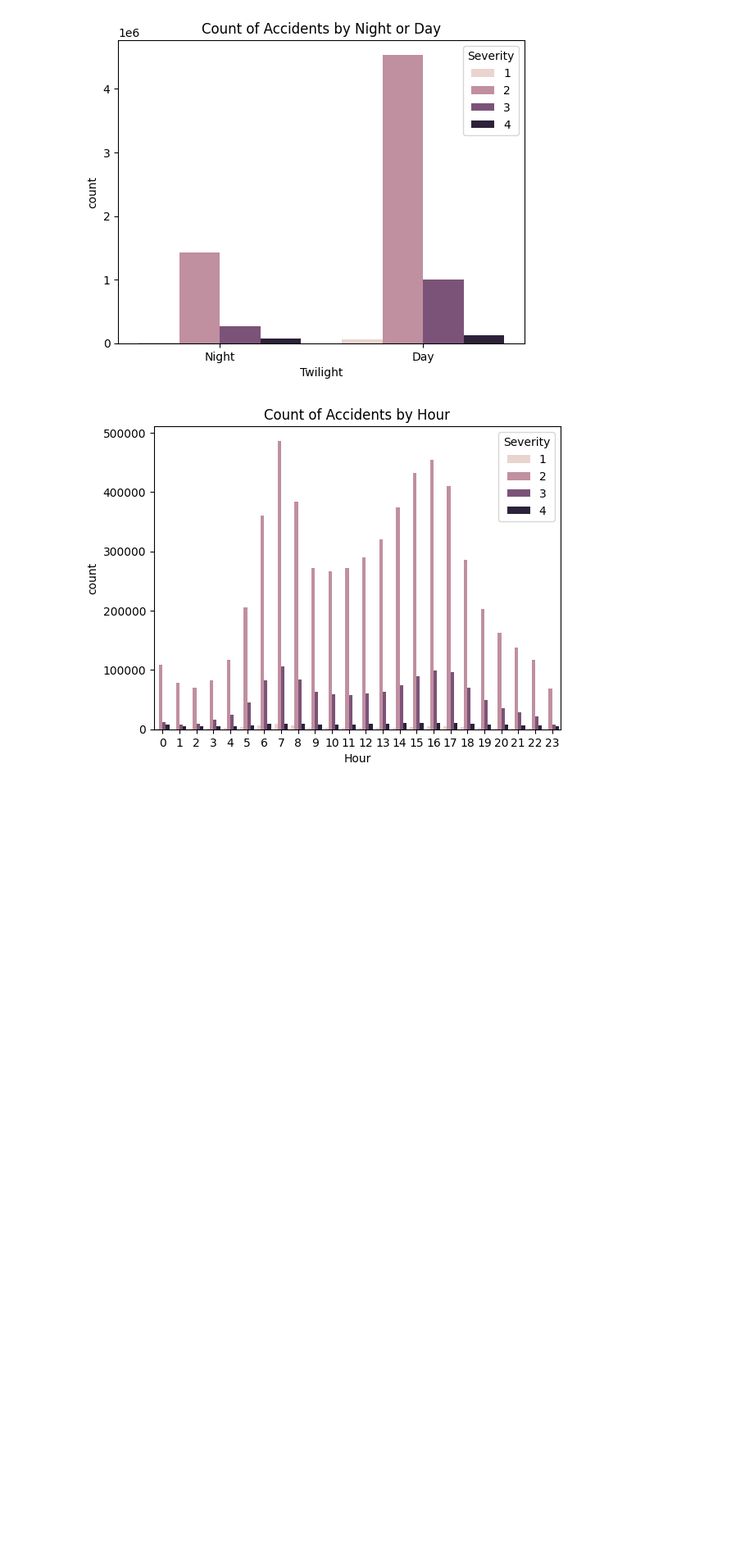
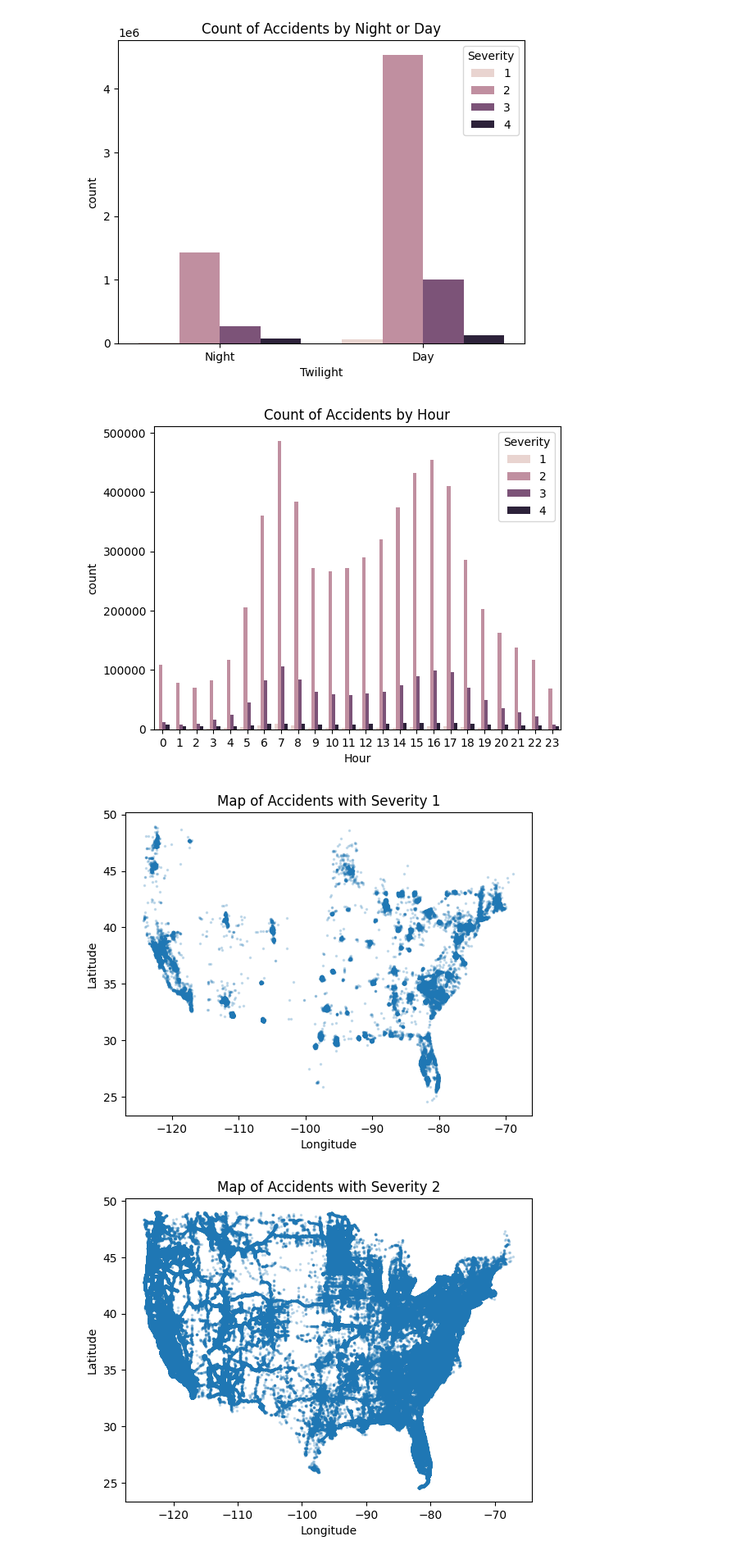
Before and after one commit to yungen-lu/ai_course_project, a Jupyter notebook: us-accident-ai-class.ipynb, the cells around one changed output. Shown at 82% size. Saved outputs shown, nothing was run; the diff lists cells and outputs as text; code cells hidden in the pictures; blank space fills up the shorter version.

```diff
--- a/us-accident-ai-class.ipynb
+++ b/us-accident-ai-class.ipynb
@@ -390,3 +401,14 @@ plt.title('Count of Accidents by Hour')
 plt.show()
 # %% [output]
 [figure]
+# %%
+for x in np.arange(1,5):
+    # plt.subplots(figsize=(20,5))
+    plt.subplots()
+    plt.plot( 'Start_Lng', 'Start_Lat', data=ori_data[ori_data['Severity'] == x], linestyle='', marker='o', markersize=1.5, alpha=0.2, label='Accidents with Serverity ' + str(x))
+    plt.xlabel('Longitude')
+    plt.ylabel('Latitude')
+    plt.title('Map of Accidents with Severity ' + str(x))
+# %% [output]
+[figure, added]
+[figure, added]
```
Also changed, not shown: parts of 23 cells of this notebook.
